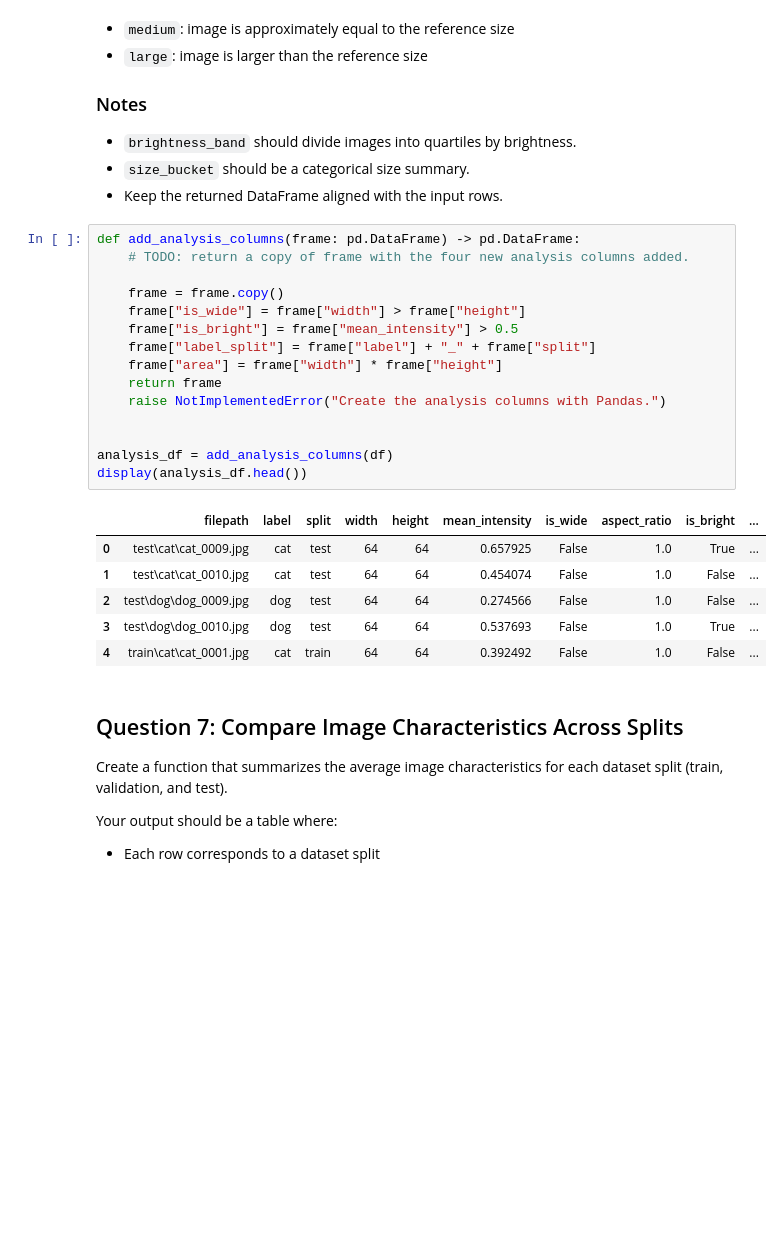
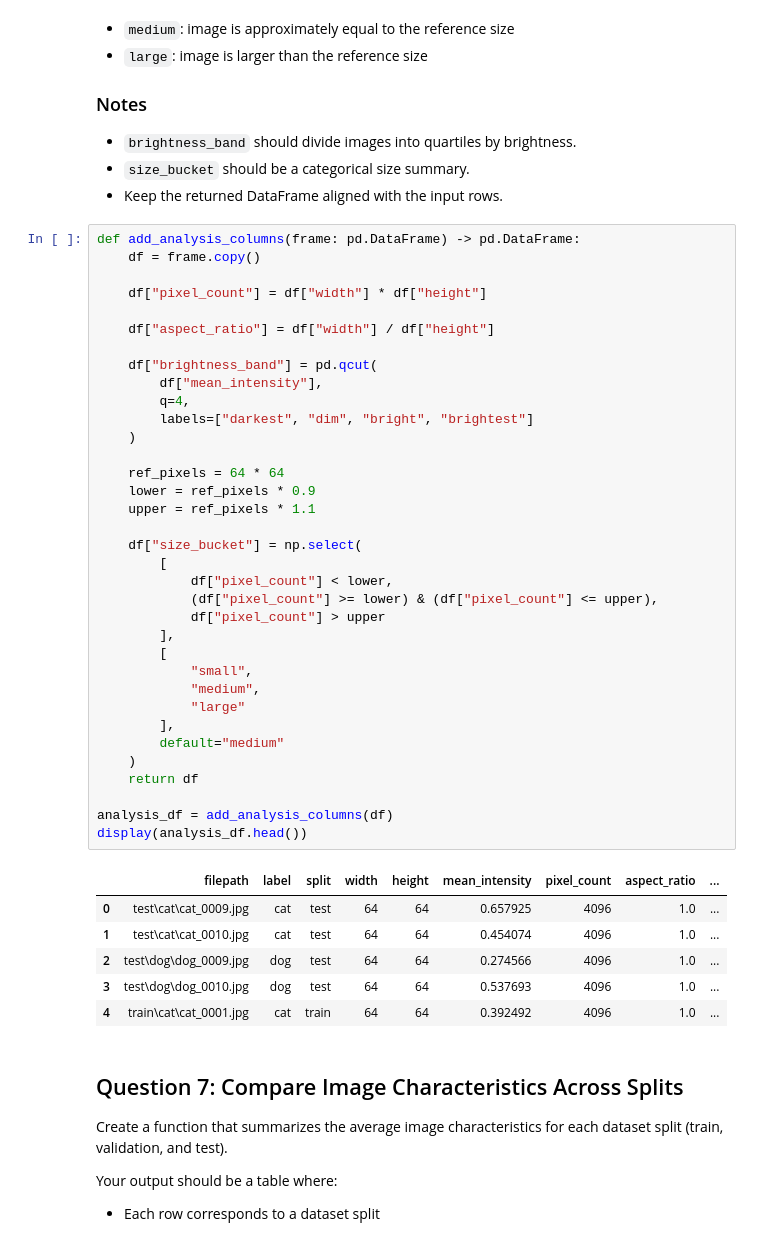
Before and after one commit to vgu-dsai-2026/lab-2-pandas-104240080DA-1, a Jupyter notebook: notebook.ipynb, the cells around one changed output. Saved outputs shown, nothing was run; the diff lists cells and outputs as text; blank space fills up the shorter version.

```diff
--- a/notebook.ipynb
+++ b/notebook.ipynb
@@ -418,26 +419,46 @@ Define three categories:
 - Keep the returned DataFrame aligned with the input rows.
 # %%
 def add_analysis_columns(frame: pd.DataFrame) -> pd.DataFrame:
-    # TODO: return a copy of frame with the four new analysis columns added.
+    df = frame.copy()
 
-    frame = frame.copy()
-    frame["is_wide"] = frame["width"] > frame["height"]
-    frame["is_bright"] = frame["mean_intensity"] > 0.5
-    frame["label_split"] = frame["label"] + "_" + frame["split"]
-    frame["area"] = frame["width"] * frame["height"]
-    return frame
-    raise NotImplementedError("Create the analysis columns with Pandas.")
+    df["pixel_count"] = df["width"] * df["height"]
 
+    df["aspect_ratio"] = df["width"] / df["height"]
+
+    df["brightness_band"] = pd.qcut(
+        df["mean_intensity"],
+        q=4,
+        labels=["darkest", "dim", "bright", "brightest"]
+    )
+
+    ref_pixels = 64 * 64
+    lower = ref_pixels * 0.9
+    upper = ref_pixels * 1.1
+
+    df["size_bucket"] = np.select(
+        [
+            df["pixel_count"] < lower,
+            (df["pixel_count"] >= lower) & (df["pixel_count"] <= upper),
+            df["pixel_count"] > upper
+        ],
+        [
+            "small",
+            "medium",
+            "large"
+        ],
+        default="medium"
+    )
+    return df
 
 analysis_df = add_analysis_columns(df)
 display(analysis_df.head())
 # %% [output]
-|  | filepath | label | split | width | height | mean_intensity | is_wide | aspect_ratio | is_bright | ... |
-| 0 | test\cat\cat_0009.jpg | cat | test | 64 | 64 | 0.657925 | False | 1.0 | True | ... |
-| 1 | test\cat\cat_0010.jpg | cat | test | 64 | 64 | 0.454074 | False | 1.0 | False | ... |
-| 2 | test\dog\dog_0009.jpg | dog | test | 64 | 64 | 0.274566 | False | 1.0 | False | ... |
-| 3 | test\dog\dog_0010.jpg | dog | test | 64 | 64 | 0.537693 | False | 1.0 | True | ... |
-| 4 | train\cat\cat_0001.jpg | cat | train | 64 | 64 | 0.392492 | False | 1.0 | False | ... |
+|  | filepath | label | split | width | height | mean_intensity | pixel_count | aspect_ratio | ... |
+| 0 | test\cat\cat_0009.jpg | cat | test | 64 | 64 | 0.657925 | 4096 | 1.0 | ... |
+| 1 | test\cat\cat_0010.jpg | cat | test | 64 | 64 | 0.454074 | 4096 | 1.0 | ... |
+| 2 | test\dog\dog_0009.jpg | dog | test | 64 | 64 | 0.274566 | 4096 | 1.0 | ... |
+| 3 | test\dog\dog_0010.jpg | dog | test | 64 | 64 | 0.537693 | 4096 | 1.0 | ... |
+| 4 | train\cat\cat_0001.jpg | cat | train | 64 | 64 | 0.392492 | 4096 | 1.0 | ... |
 # %% [markdown]
 ## Question 7: Compare Image Characteristics Across Splits
 
```
Also changed, not shown: parts of 4 cells of this notebook.
